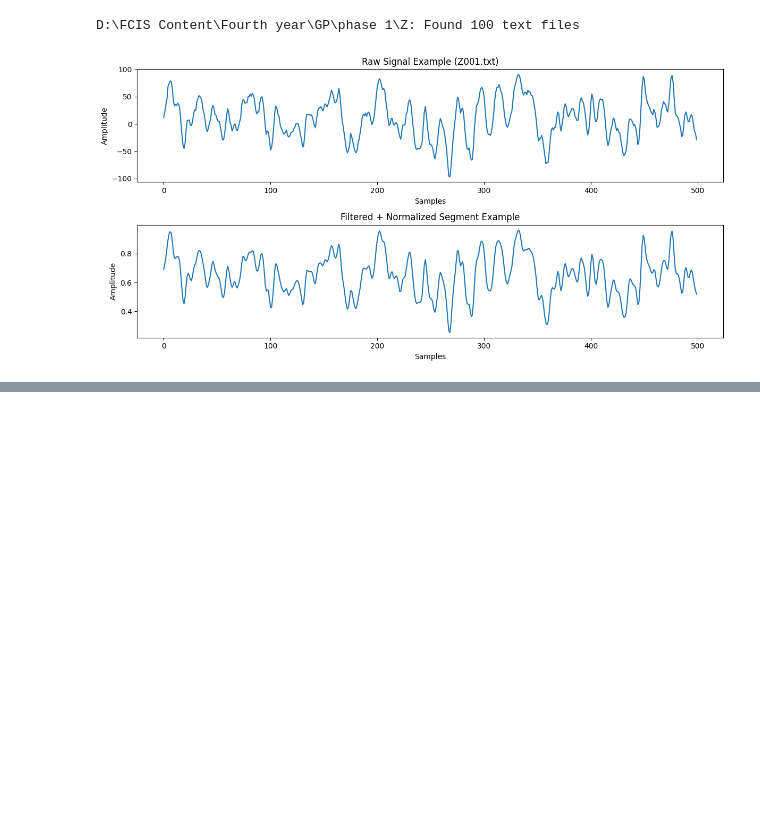
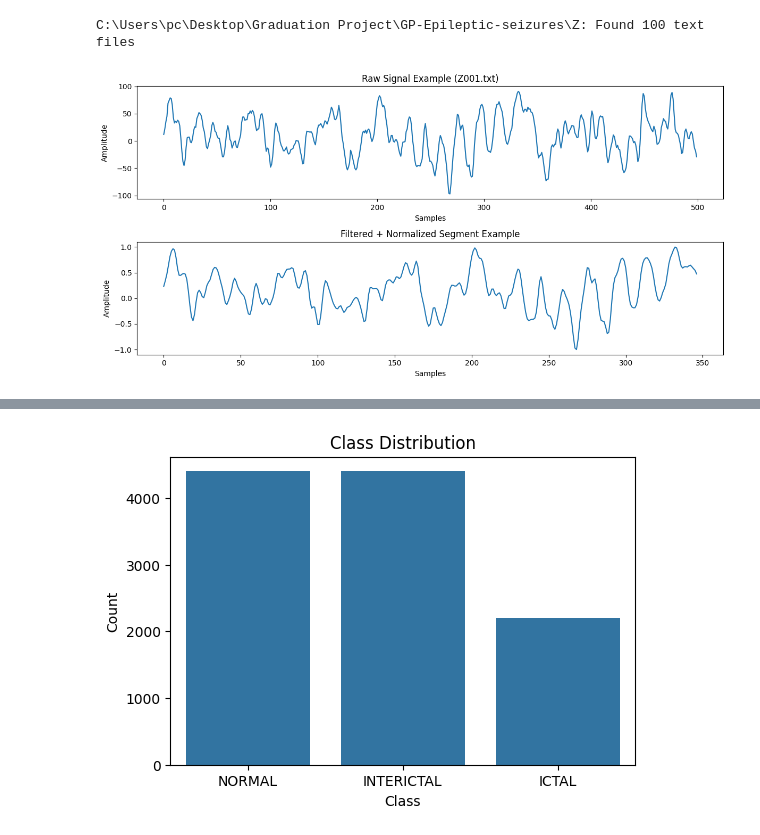
Before and after one commit to melwensh/GP-Epileptic-seizures, a Jupyter notebook: preprocessing.ipynb, the cells around one changed output, grey strips where cells are left out. Drawn from its saved outputs; the diff is of its cells as text; code cells hidden in the pictures; blank space fills up the shorter version.

```diff
--- a/preprocessing.ipynb
+++ b/preprocessing.ipynb
@@ -6,6 +6,9 @@ import matplotlib.pyplot as plt
 from scipy.signal import butter, filtfilt
 from sklearn.preprocessing import MinMaxScaler
 from scipy.io import savemat
+import seaborn as sns
+import matplotlib.pyplot as plt
+import numpy as np
 
 # Bandpass Filter
 
@@ -17,28 +20,52 @@ def bandpass_filter(data, lowcut=0.5, highcut=40, fs=173.61, order=5):
 
 # Preprocessing Function
 
-def preprocess_signal(signal, fs=173.61, segment_length=None):
-    # Bandpass Filter
+# def preprocess_signal(signal, fs=173.61, segment_length=None):
+#     # Bandpass Filter
+#     filtered = bandpass_filter(signal, 0.5, 50, fs)
+#     # Segmentation
+#     if segment_length is None:
+#         segment_length = int(5 * fs)  # 5-second default
+#     segments = []
+#     for start in range(0, len(filtered), segment_length):
+#         end = start + segment_length
+#         if end <= len(filtered):
+#             segments.append(filtered[start:end])
+#     segments = np.array(segments)  # shape = (num_segments, segment_length)
+
+#     # Normalization (Min–Max per segment)
+#     scaler = MinMaxScaler(feature_range=(0, 1))
+#     normed_segments = np.zeros_like(segments)
+#     for i in range(segments.shape[0]):
+#         normed_segments[i] = scaler.fit_transform(segments[i].reshape(-1, 1)).flatten()
+
+#     return normed_segments, filtered
+
+def preprocess_signal(signal, fs=173.61):
+    # 1) Bandpass Filter
     filtered = bandpass_filter(signal, 0.5, 50, fs)
 
-    # Segmentation
-    if segment_length is None:
-        segment_length = int(5 * fs)  # 5-second default
+    # 2) Windowing: 2 sec with 50% overlap
+    window_length = int(2 * fs)       # 2 seconds → 347 samples
+    step = window_length // 2         # 50% overlap → 173 samples
+
     segments = []
-    for start in range(0, len(filtered), segment_length):
-        end = start + segment_length
-        if end <= len(filtered):
-            segments.append(filtered[start:end])
-    segments = np.array(segments)  # shape = (num_segments, segment_length)
+    for start in range(0, len(filtered) - window_length + 1, step):
+        segment = filtered[start : start + window_length]
+        segments.append(segment)
 
-    # Normalization (Min–Max per segment)
-    scaler = MinMaxScaler(feature_range=(0, 1))
+    segments = np.array(segments)  # shape: (num_segments, window_length)
+
+    # 3) Min–Max Normalization per window
+    scaler = MinMaxScaler(feature_range=(-1, 1))
     normed_segments = np.zeros_like(segments)
+
     for i in range(segments.shape[0]):
-        normed_segments[i] = scaler.fit_transform(segments[i].reshape(-1, 1)).flatten()
+        normed_segments[i] = scaler.fit_transform(
+            segments[i].reshape(-1, 1)
+        ).flatten()
 
     return normed_segments, filtered
-
 
 # Load & Preprocess Dataset
 
@@ -103,34 +130,47 @@ def load_and_preprocess_bonn(root_dir, save_dir, plot_example=True):
 
         np.save(os.path.join(save_dir, f"{label}_X.npy"), class_segments)
         np.save(os.path.join(save_dir, f"{label}_y.npy"), labels)
         np.savetxt(os.path.join(save_dir, f"{label}_X.txt"), class_segments, fmt="%.6f")
         np.savetxt(os.path.join(save_dir, f"{label}_y.txt"), labels, fmt="%s")
 
         print(f"Saved {label} → {class_segments.shape} to NPY & TXT")
 
     # --- Merge all ---
     if not all_segments:
         raise RuntimeError("❌ No valid data loaded! Check folder paths or file format.")
 
     X = np.vstack(all_segments)
     y = np.concatenate(all_labels)
 
     np.save(os.path.join(save_dir, "ALL_X.npy"), X)
     np.save(os.path.join(save_dir, "ALL_y.npy"), y)
     np.savetxt(os.path.join(save_dir, "ALL_X.txt"), X, fmt="%.6f")
     np.savetxt(os.path.join(save_dir, "ALL_y.txt"), y, fmt="%s")
 
     print(f"All data merged and saved → X: {X.shape}, y: {y.shape}")
 
     return X, y
 
-# Main
 if __name__ == "__main__":
-    root = r"D:\FCIS Content\Fourth year\GP\phase 1"  # Path containing Z, O, N, F, S folders
+    root = r"C:\Users\pc\Desktop\Graduation Project\GP-Epileptic-seizures"
     save_dir = os.path.join(root, "preprocessed")
 
     X, y = load_and_preprocess_bonn(root, save_dir, plot_example=True)
     print("Preprocessing complete!")
+
+
+    plt.figure(figsize=(6,4))
+    sns.countplot(x=y)
+    plt.title("Class Distribution")
+    plt.xlabel("Class")
+    plt.ylabel("Count")
+    plt.show()
+
+    # Optional: print exact numbers
+    unique, counts = np.unique(y, return_counts=True)
+    print("\nClass Counts:")
+    for cls, cnt in zip(unique, counts):
+        print(f"{cls}: {cnt}")
 # %% [output]
-D:\FCIS Content\Fourth year\GP\phase 1\Z: Found 100 text files
+C:\Users\pc\Desktop\Graduation Project\GP-Epileptic-seizures\Z: Found 100 text files
-[figure, old version]
+[figure, new version]
@@ -147 +187,2 @@ All data merged and saved → X: (2000, 868), y: (2000,)
 Preprocessing complete!
+[figure, added]
```
Also changed, not shown: parts of 1 cell of this notebook, 30 other files.
